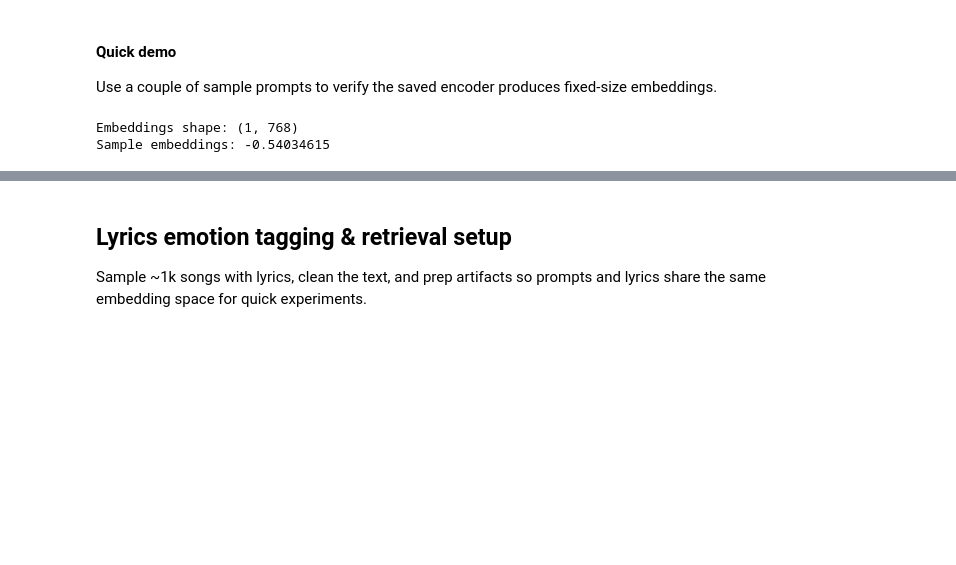
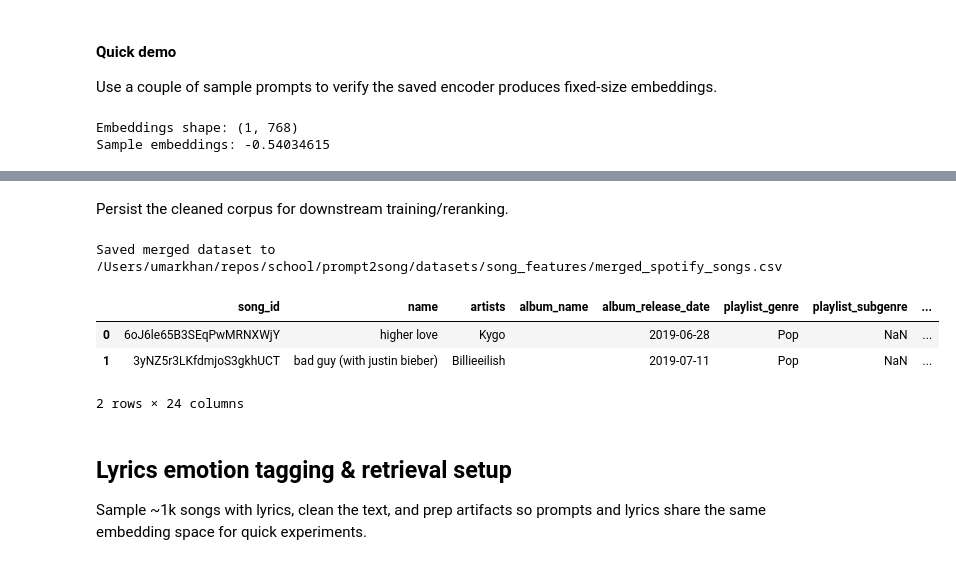
Before and after one commit to HimanshuSingh03/prompt2song, a Jupyter notebook: notebooks/01_text_emotion_encoder.ipynb, the cells around one changed output, grey strips where cells are left out. Saved outputs shown, nothing was run; the diff lists cells and outputs as text; code cells hidden in the pictures; blank space fills up the shorter version.

```diff
--- a/notebooks/01_text_emotion_encoder.ipynb
+++ b/notebooks/01_text_emotion_encoder.ipynb
@@ -313,3 +440,15 @@ Sample embeddings: -0.54034615
+# %% [markdown]
+Persist the cleaned corpus for downstream training/reranking.
+# %%
+merged_songs.to_csv(COMBINED_SONGS_PATH, index=False)
+print(f"Saved merged dataset to {COMBINED_SONGS_PATH}")
+merged_songs.head(2)
+# %% [output]
+Saved merged dataset to /Users/umarkhan/repos/school/prompt2song/datasets/song_features/merged_spotify_songs.csv
+|  | song_id | name | artists | album_name | album_release_date | playlist_genre | playlist_subgenre | ... |
+| 0 | 6oJ6le65B3SEqPwMRNXWjY | higher love | Kygo |  | 2019-06-28 | Pop | NaN | ... |
+| 1 | 3yNZ5r3LKfdmjoS3gkhUCT | bad guy (with justin bieber) | Billieeilish |  | 2019-07-11 | Pop | NaN | ... |
+2 rows × 24 columns
 # %% [markdown]
 ## Lyrics emotion tagging & retrieval setup
 Sample ~1k songs with lyrics, clean the text, and prep artifacts so prompts and lyrics share the same embedding space for quick experiments.
```
Also changed, not shown: parts of 5 cells of this notebook.
